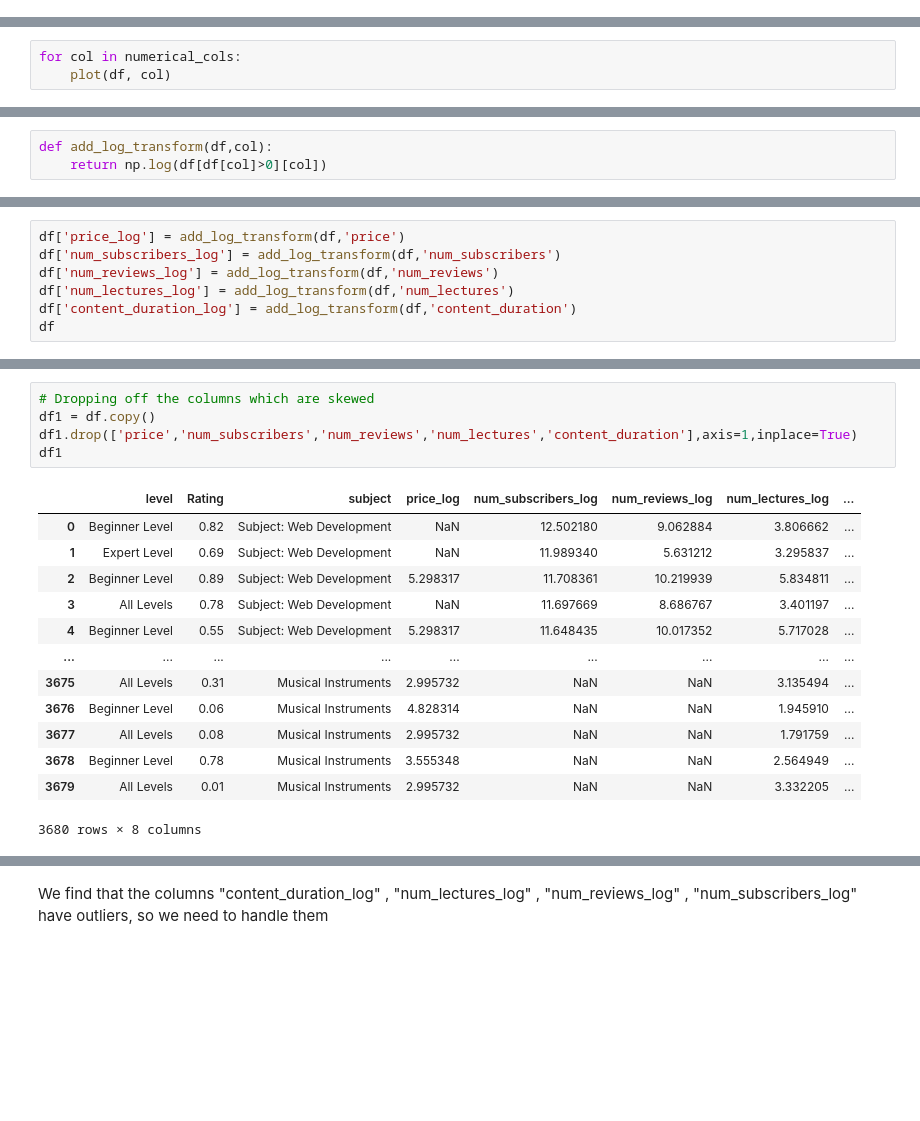
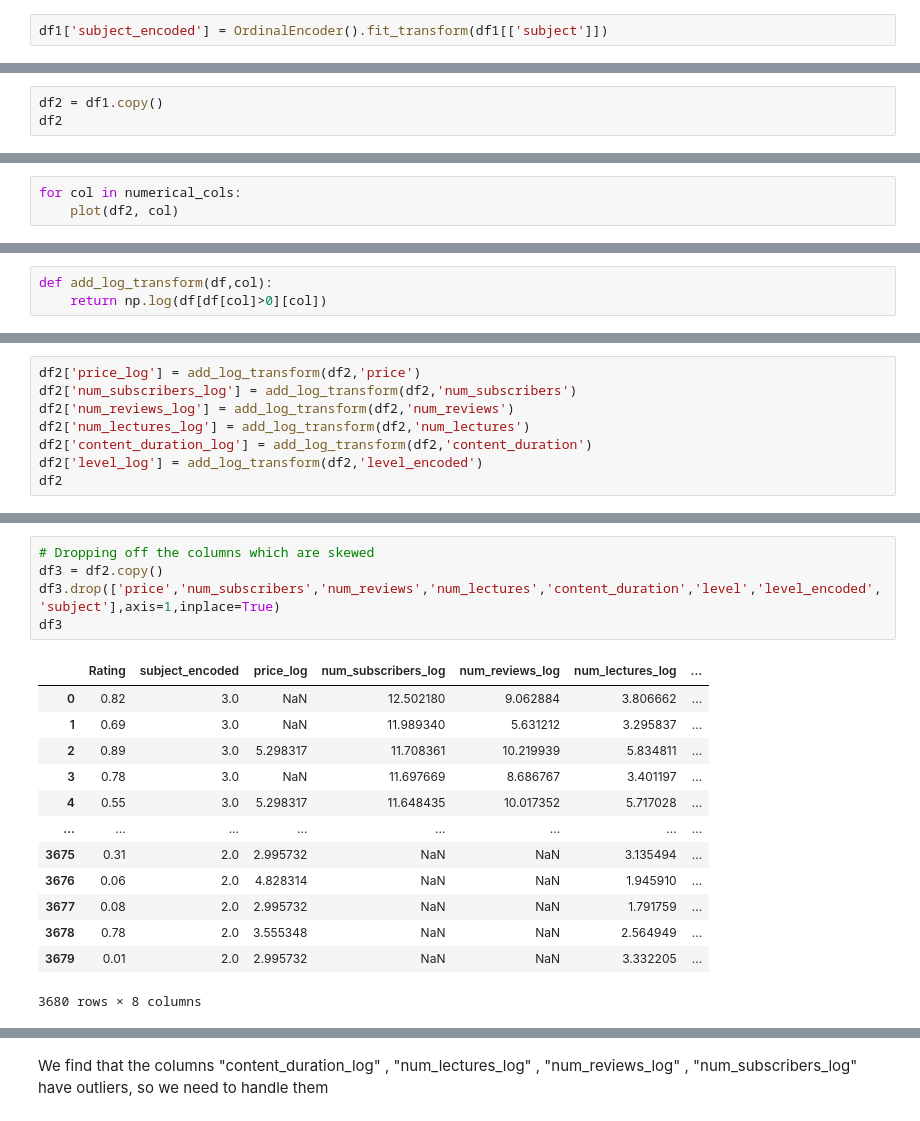
Before and after one commit to AasthaMuk/Module-21_DS-Projects, a Jupyter notebook: Project2-Ratings of GUVI Courses/rating_prediction.ipynb, the cells around one changed output, grey strips where cells are left out. Saved outputs shown, nothing was run; the diff lists cells and outputs as text; blank space fills up the shorter version.

```diff
--- a/Project2-Ratings of GUVI Courses/rating_prediction.ipynb
+++ b/Project2-Ratings of GUVI Courses/rating_prediction.ipynb
@@ -161,0 +242,2 @@ Index(['price', 'num_subscribers', 'num_reviews', 'num_lectures', 'level',
+# %%
+df1['subject_encoded'] = OrdinalEncoder().fit_transform(df1[['subject']])
@@ -163,0 +276,3 @@ Index(['price', 'num_subscribers', 'num_reviews', 'num_lectures', 'level',
+# %%
+df2 = df1.copy()
+df2
@@ -180,7 +309,7 @@ def plot(df, column):
     plt.show()
 # %%
 for col in numerical_cols:
-    plot(df, col)
+    plot(df2, col)
 # %% [output]
 [figure]
 [figure]
@@ -198,10 +327,11 @@ Skewness values between -0.5 and 0.5 is considered to be roughly symmetric distr
 # %%
-df['price_log'] = add_log_transform(df,'price')
-df['num_subscribers_log'] = add_log_transform(df,'num_subscribers')
-df['num_reviews_log'] = add_log_transform(df,'num_reviews')
-df['num_lectures_log'] = add_log_transform(df,'num_lectures')
-df['content_duration_log'] = add_log_transform(df,'content_duration')
-df
+df2['price_log'] = add_log_transform(df2,'price')
+df2['num_subscribers_log'] = add_log_transform(df2,'num_subscribers')
+df2['num_reviews_log'] = add_log_transform(df2,'num_reviews')
+df2['num_lectures_log'] = add_log_transform(df2,'num_lectures')
+df2['content_duration_log'] = add_log_transform(df2,'content_duration')
+df2['level_log'] = add_log_transform(df2,'level_encoded')
+df2
 # %% [output]
 |  | price | num_subscribers | num_reviews | num_lectures | level | Rating | content_duration | subject | ... |
 | 0 | 0.0 | 268923.0 | 8629.0 | 45.0 | Beginner Level | 0.82 | 10.500000 | Subject: Web Development | ... |
@@ -219,20 +349,20 @@ df
 # %%
 # Dropping off the columns which are skewed
-df1 = df.copy()
-df1.drop(['price','num_subscribers','num_reviews','num_lectures','content_duration'],axis=1,inplace=True)
-df1
+df3 = df2.copy()
+df3.drop(['price','num_subscribers','num_reviews','num_lectures','content_duration','level','level_encoded','subject'],axis=1,inplace=True)
+df3
 # %% [output]
-|  | level | Rating | subject | price_log | num_subscribers_log | num_reviews_log | num_lectures_log | ... |
-| 0 | Beginner Level | 0.82 | Subject: Web Development | NaN | 12.502180 | 9.062884 | 3.806662 | ... |
-| 1 | Expert Level | 0.69 | Subject: Web Development | NaN | 11.989340 | 5.631212 | 3.295837 | ... |
-| 2 | Beginner Level | 0.89 | Subject: Web Development | 5.298317 | 11.708361 | 10.219939 | 5.834811 | ... |
-| 3 | All Levels | 0.78 | Subject: Web Development | NaN | 11.697669 | 8.686767 | 3.401197 | ... |
-| 4 | Beginner Level | 0.55 | Subject: Web Development | 5.298317 | 11.648435 | 10.017352 | 5.717028 | ... |
-| ... | ... | ... | ... | ... | ... | ... | ... | ... |
-| 3675 | All Levels | 0.31 | Musical Instruments | 2.995732 | NaN | NaN | 3.135494 | ... |
-| 3676 | Beginner Level | 0.06 | Musical Instruments | 4.828314 | NaN | NaN | 1.945910 | ... |
-| 3677 | All Levels | 0.08 | Musical Instruments | 2.995732 | NaN | NaN | 1.791759 | ... |
-| 3678 | Beginner Level | 0.78 | Musical Instruments | 3.555348 | NaN | NaN | 2.564949 | ... |
-| 3679 | All Levels | 0.01 | Musical Instruments | 2.995732 | NaN | NaN | 3.332205 | ... |
+|  | Rating | subject_encoded | price_log | num_subscribers_log | num_reviews_log | num_lectures_log | ... |
+| 0 | 0.82 | 3.0 | NaN | 12.502180 | 9.062884 | 3.806662 | ... |
+| 1 | 0.69 | 3.0 | NaN | 11.989340 | 5.631212 | 3.295837 | ... |
+| 2 | 0.89 | 3.0 | 5.298317 | 11.708361 | 10.219939 | 5.834811 | ... |
+| 3 | 0.78 | 3.0 | NaN | 11.697669 | 8.686767 | 3.401197 | ... |
+| 4 | 0.55 | 3.0 | 5.298317 | 11.648435 | 10.017352 | 5.717028 | ... |
+| ... | ... | ... | ... | ... | ... | ... | ... |
+| 3675 | 0.31 | 2.0 | 2.995732 | NaN | NaN | 3.135494 | ... |
+| 3676 | 0.06 | 2.0 | 4.828314 | NaN | NaN | 1.945910 | ... |
+| 3677 | 0.08 | 2.0 | 2.995732 | NaN | NaN | 1.791759 | ... |
+| 3678 | 0.78 | 2.0 | 3.555348 | NaN | NaN | 2.564949 | ... |
+| 3679 | 0.01 | 2.0 | 2.995732 | NaN | NaN | 3.332205 | ... |
 3680 rows × 8 columns
 # %%
```
Also changed, not shown: parts of 62 cells of this notebook, 1 other file.
